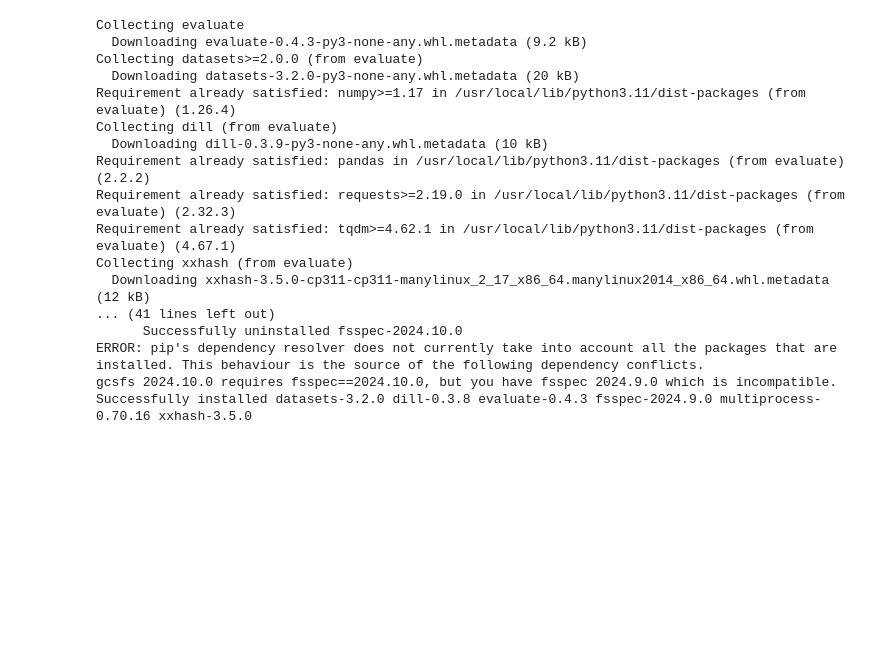
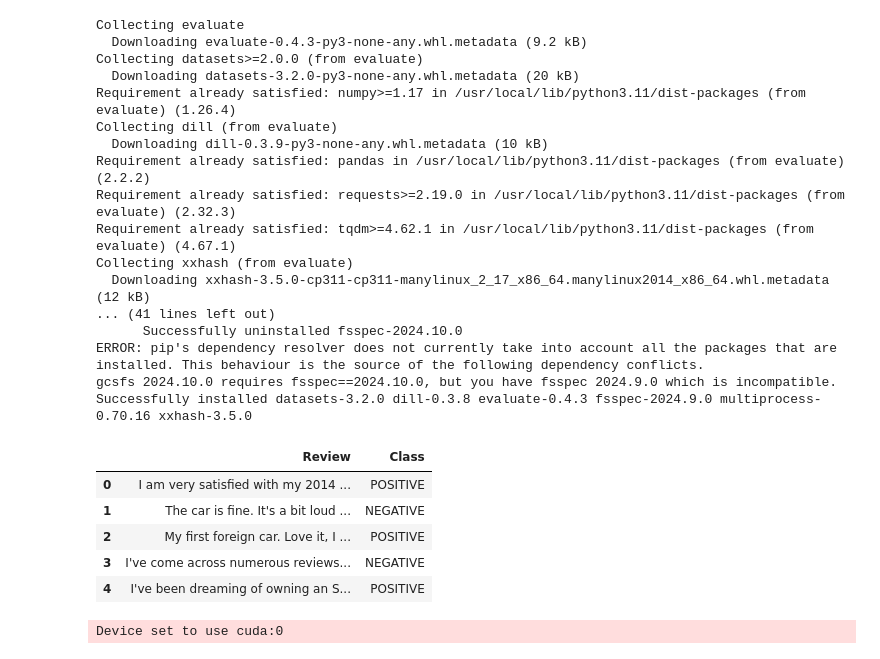
Before and after one commit to Hamza-Ali0237/DC-Analyze-Car-Reviews-HuggingFace, a Jupyter notebook: sentiment_analysis.ipynb, the cells around one changed output. Saved outputs shown, nothing was run; the diff lists cells and outputs as text; code cells hidden in the pictures; blank space fills up the shorter version.

Commit message:
Loaded Data & Model

```diff
--- a/sentiment_analysis.ipynb
+++ b/sentiment_analysis.ipynb
@@ -27,3 +27,13 @@ import torch
 import evaluate
 import pandas as pd
 from transformers import pipeline
+# %%
+df = pd.read_csv("car_reviews.csv", delimiter=";")
+df.head()
+# %% [output]
+|  | Review | Class |
+| 0 | I am very satisfied with my 2014 ... | POSITIVE |
+| 1 | The car is fine. It's a bit loud ... | NEGATIVE |
+| 2 | My first foreign car. Love it, I ... | POSITIVE |
+| 3 | I've come across numerous reviews... | NEGATIVE |
+| 4 | I've been dreaming of owning an S... | POSITIVE |
@@ -29,0 +43,4 @@ from transformers import pipeline
+# %%
+classifier = pipeline(task="sentiment-analysis", model="distilbert-base-uncased-finetuned-sst-2-english")
+# %% [output]
+Device set to use cuda:0
```
Also changed, not shown: parts of 1 cell of this notebook.
